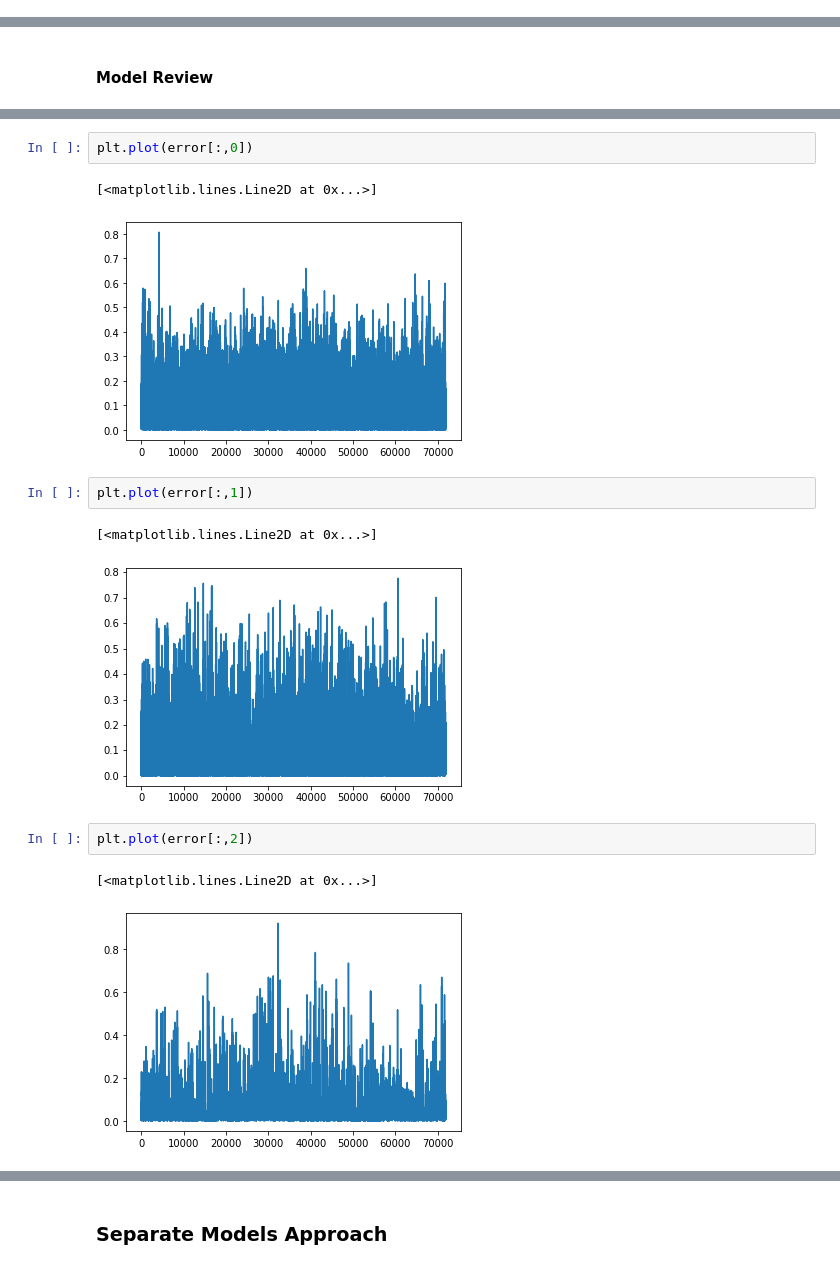
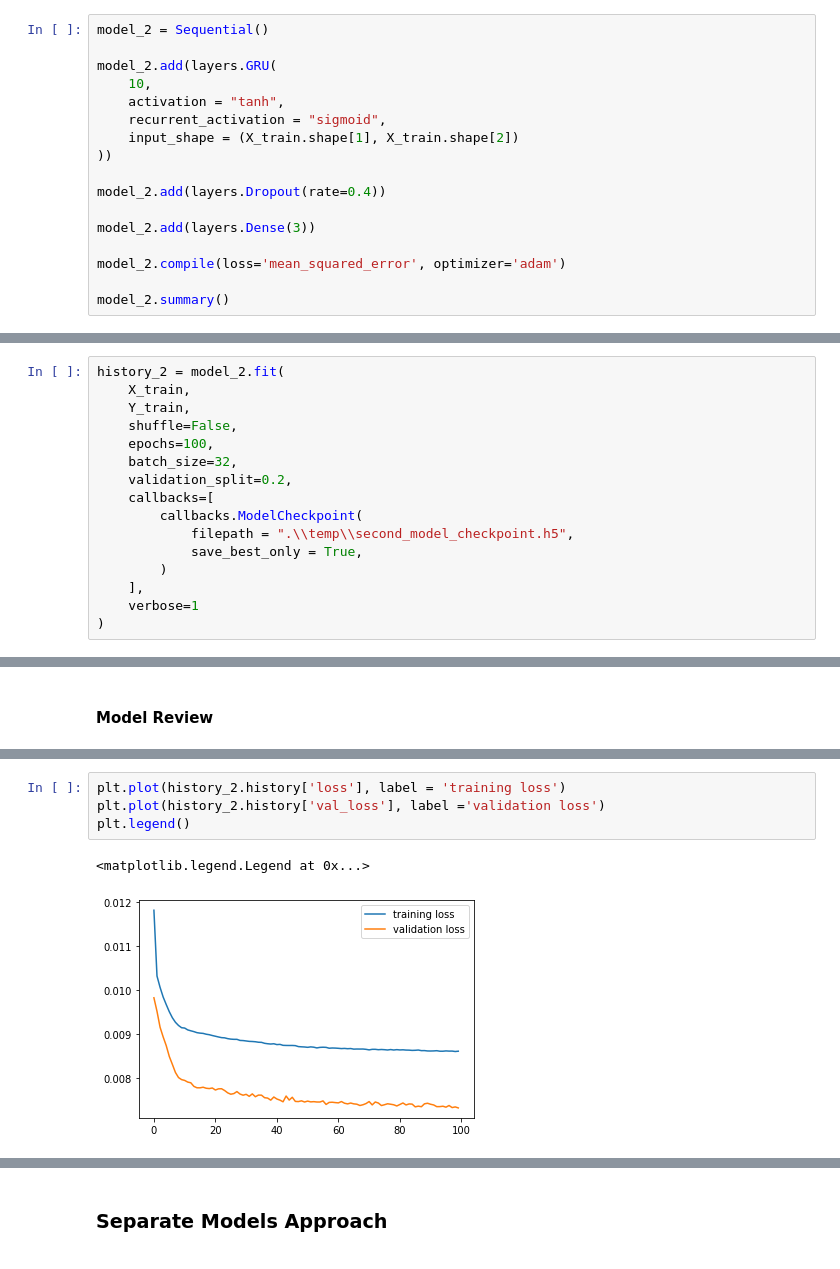
Before and after one commit to andresaar/PUC-Projeto, a Jupyter notebook: source/model_training.ipynb, the cells around one changed output, grey strips where cells are left out. Cells and saved outputs as stored; diff of their text form.

```diff
--- a/source/model_training.ipynb
+++ b/source/model_training.ipynb
@@ -207,3 +207,20 @@ Total params: 3,243
 Trainable params: 3,243
 Non-trainable params: 0
 _________________________________________________________________
+# %%
+model_2 = Sequential()
+
+model_2.add(layers.GRU(
+    10,
+    activation = "tanh",
+    recurrent_activation = "sigmoid",
+    input_shape = (X_train.shape[1], X_train.shape[2])
+))
+
+model_2.add(layers.Dropout(rate=0.4))
+
+model_2.add(layers.Dense(3))
+
+model_2.compile(loss='mean_squared_error', optimizer='adam')
+
+model_2.summary()
@@ -245,0 +312,16 @@ Epoch 100/100
+# %%
+history_2 = model_2.fit(
+    X_train,
+    Y_train,
+    shuffle=False,
+    epochs=100,
+    batch_size=32,
+    validation_split=0.2,
+    callbacks=[
+        callbacks.ModelCheckpoint(
+            filepath = ".\\temp\\second_model_checkpoint.h5",
+            save_best_only = True,
+        )
+    ],
+    verbose=1
+)
@@ -262,15 +389,7 @@ error = np.sqrt((Y_test - y_pred) ** 2)
-# %%
-plt.plot(error[:,0])
-# %% [output]
-[<matplotlib.lines.Line2D at 0x...>]
-[figure, removed]
-# %%
-plt.plot(error[:,1])
-# %% [output]
-[<matplotlib.lines.Line2D at 0x...>]
-[figure, removed]
-# %%
-plt.plot(error[:,2])
-# %% [output]
-[<matplotlib.lines.Line2D at 0x...>]
-[figure, removed]
+# %%
+plt.plot(history_2.history['loss'], label = 'training loss')
+plt.plot(history_2.history['val_loss'], label ='validation loss')
+plt.legend()
+# %% [output]
+<matplotlib.legend.Legend at 0x...>
+[figure, added]
```
Also changed, not shown: parts of 19 cells of this notebook, 6 other files.
